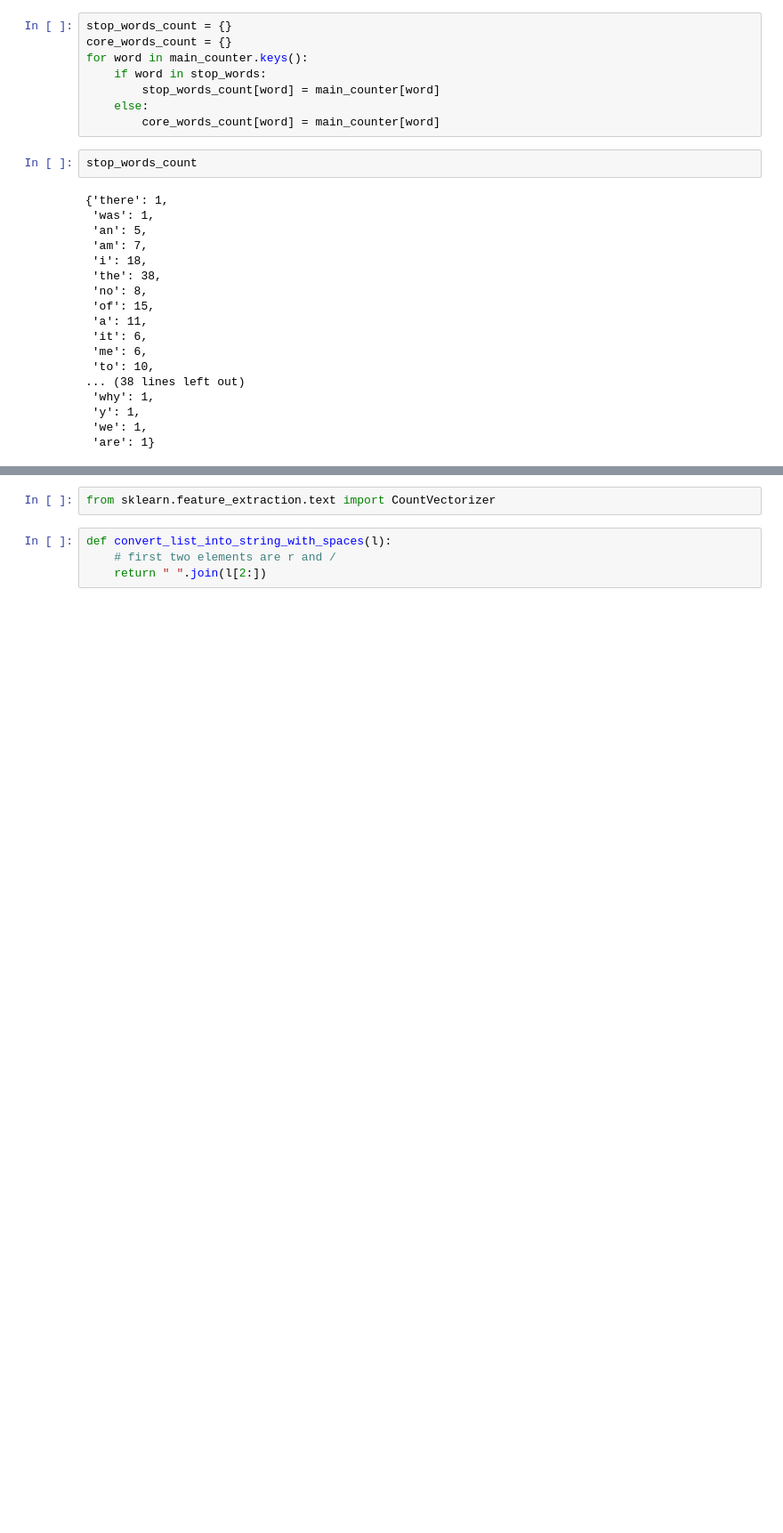
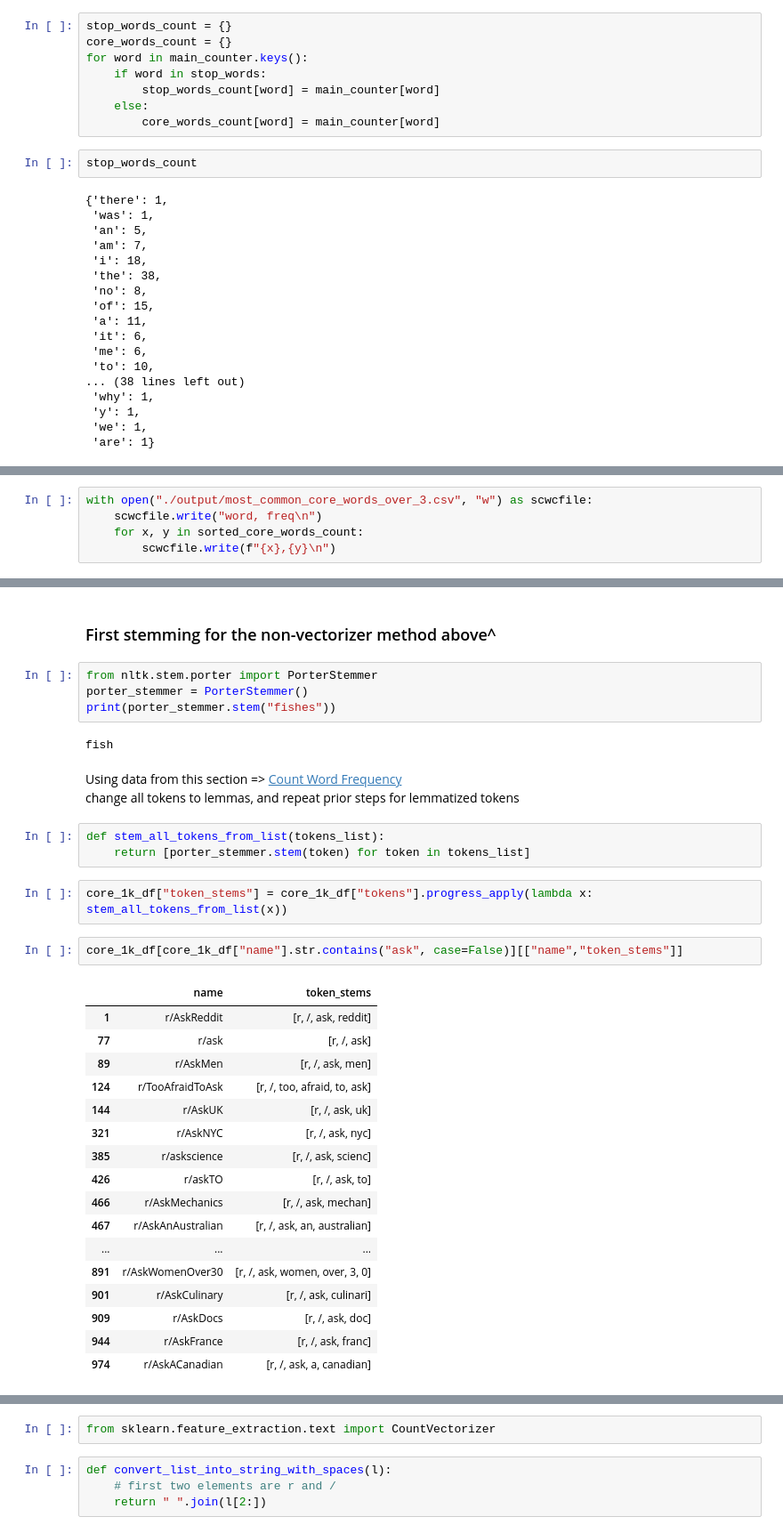
Before and after one commit to jellomoat/subs, a Jupyter notebook: subs-text-analysis.ipynb, the cells around one changed output, grey strips where cells are left out. Shown at 89% size. Cells and saved outputs as stored; diff of their text form; blank space fills up the shorter version.

```diff
--- a/subs-text-analysis.ipynb
+++ b/subs-text-analysis.ipynb
@@ -191 +192,6 @@ sorted_core_words_count
  ...]
+# %%
+with open("./output/most_common_core_words_over_3.csv", "w") as scwcfile:
+    scwcfile.write("word, freq\n")
+    for x, y in sorted_core_words_count:
+        scwcfile.write(f"{x},{y}\n")
@@ -193,0 +208,36 @@ sorted_core_words_count
+# %% [markdown]
+### First stemming for the non-vectorizer method above^
+# %%
+from nltk.stem.porter import PorterStemmer
+porter_stemmer = PorterStemmer()
+print(porter_stemmer.stem("fishes"))
+# %% [output]
+fish
+# %% [markdown]
+Using data from this section => [Count Word Frequency](#Count-word-frequency)<br>
+change all tokens to lemmas, and repeat prior steps for lemmatized tokens
+# %%
+def stem_all_tokens_from_list(tokens_list):
+    return [porter_stemmer.stem(token) for token in tokens_list]
+# %%
+core_1k_df["token_stems"] = core_1k_df["tokens"].progress_apply(lambda x: stem_all_tokens_from_list(x))
+# %%
+core_1k_df[core_1k_df["name"].str.contains("ask", case=False)][["name","token_stems"]]
+# %% [output]
+|  | name | token_stems |
+| 1 | r/AskReddit | [r, /, ask, reddit] |
+| 77 | r/ask | [r, /, ask] |
+| 89 | r/AskMen | [r, /, ask, men] |
+| 124 | r/TooAfraidToAsk | [r, /, too, afraid, to, ask] |
+| 144 | r/AskUK | [r, /, ask, uk] |
+| 321 | r/AskNYC | [r, /, ask, nyc] |
+| 385 | r/askscience | [r, /, ask, scienc] |
+| 426 | r/askTO | [r, /, ask, to] |
+| 466 | r/AskMechanics | [r, /, ask, mechan] |
+| 467 | r/AskAnAustralian | [r, /, ask, an, australian] |
+| ... | ... | ... |
+| 891 | r/AskWomenOver30 | [r, /, ask, women, over, 3, 0] |
+| 901 | r/AskCulinary | [r, /, ask, culinari] |
+| 909 | r/AskDocs | [r, /, ask, doc] |
+| 944 | r/AskFrance | [r, /, ask, franc] |
+| 974 | r/AskACanadian | [r, /, ask, a, canadian] |
```
Also changed, not shown: parts of 18 cells of this notebook.
